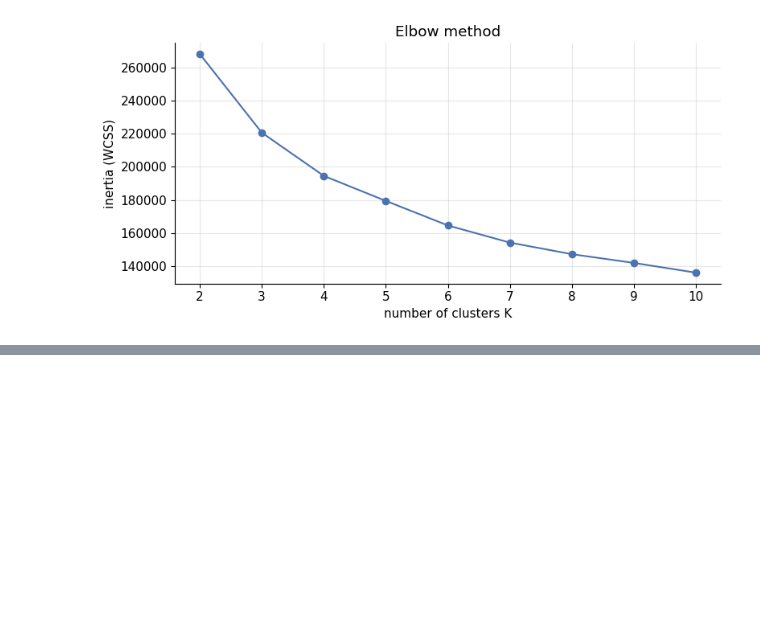
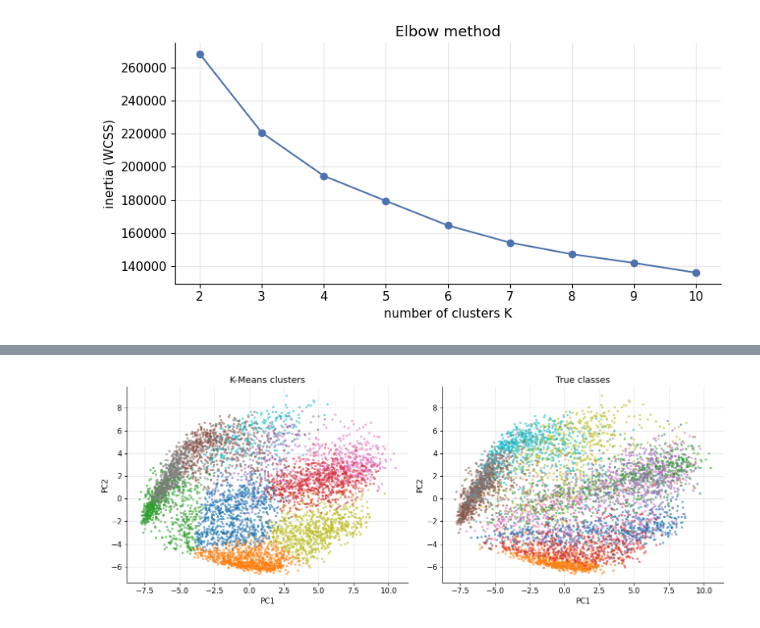
Before and after one commit to radostinaaa/trend-forecasting, a Jupyter notebook: 04_clustering.ipynb, the cells around one changed output, grey strips where cells are left out. Cells and saved outputs as stored; diff of their text form; code cells hidden in the pictures; blank space fills up the shorter version.

```diff
--- a/04_clustering.ipynb
+++ b/04_clustering.ipynb
@@ -113,0 +172,10 @@ plt.tight_layout(); plt.show()
+# %%
+# preview
+fig, ax = plt.subplots(1, 2, figsize=(13, 5))
+ax[0].scatter(Xp[:, 0], Xp[:, 1], c=labels, cmap="tab10", s=6, alpha=0.5)
+ax[0].set_title("K-Means clusters"); ax[0].set_xlabel("PC1"); ax[0].set_ylabel("PC2")
+ax[1].scatter(Xp[:, 0], Xp[:, 1], c=y_true, cmap="tab10", s=6, alpha=0.5)
+ax[1].set_title("True classes"); ax[1].set_xlabel("PC1"); ax[1].set_ylabel("PC2")
+plt.tight_layout(); plt.show()
+# %% [output]
+[figure, added]
```
Also changed, not shown: parts of 9 cells of this notebook, 1 other file.
